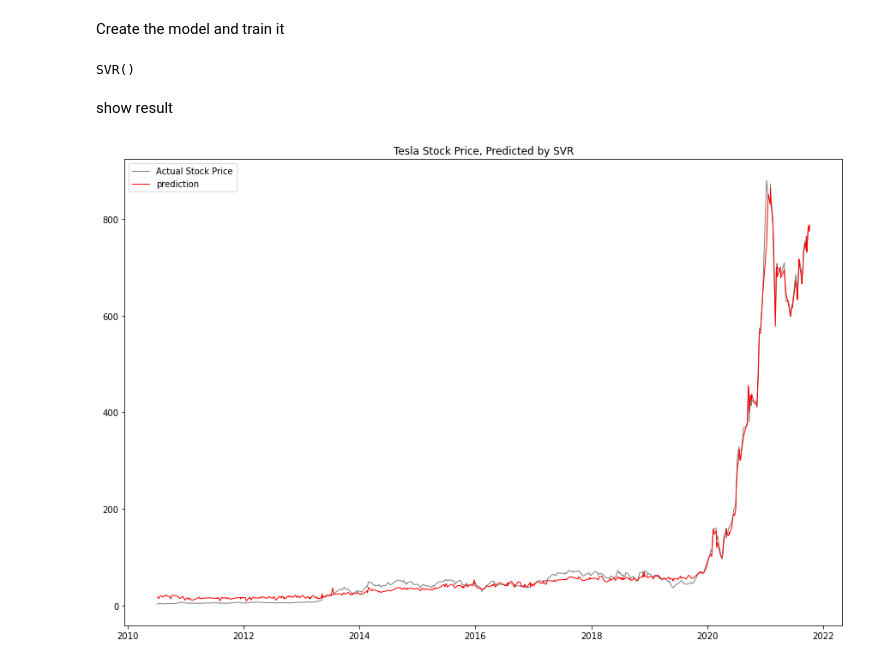
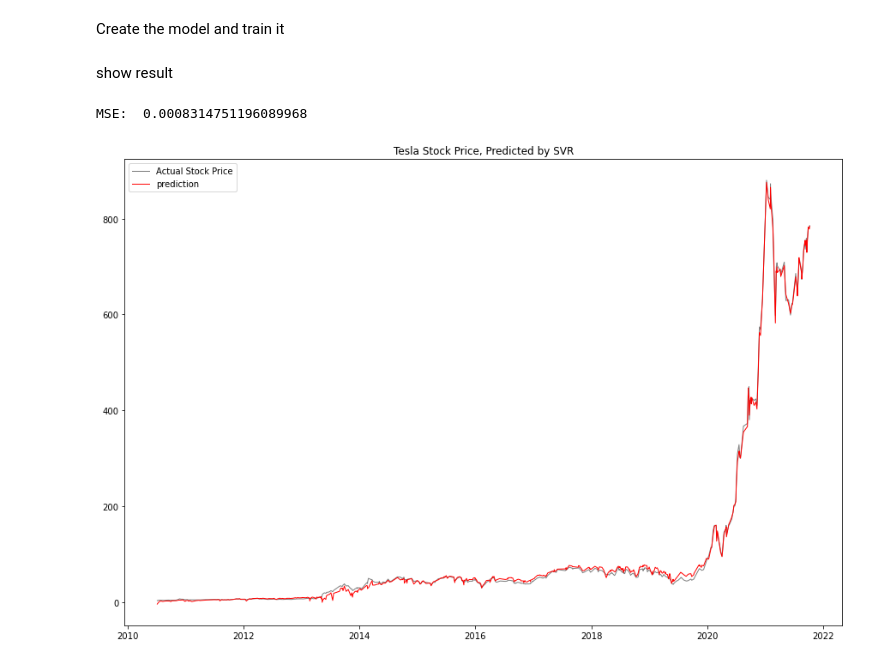
Before and after one commit to Diean233/171Group11, a Jupyter notebook: ML-Algorithms/Support_Vector_Regression.ipynb, the cells around one changed output. Cells and saved outputs as stored; diff of their text form; code cells hidden in the pictures.

```diff
--- a/ML-Algorithms/Support_Vector_Regression.ipynb
+++ b/ML-Algorithms/Support_Vector_Regression.ipynb
@@ -100,0 +97,10 @@ Ytest = sc_y.fit_transform(Ytest.values.reshape(-1, 1))
+# %%
+from sklearn.svm import SVR
+from sklearn import metrics
+from sklearn.model_selection import GridSearchCV
+
+parameters = {'C':[900, 1000,1100],'gamma': [1e-3, 1e-4, 0.01, 1e-5],'epsilon':[0.14,0.1]}
+svr = SVR(kernel = 'rbf')
+clf = GridSearchCV(svr, parameters)
+clf.fit(Xtrain,Ytrain.ravel())
+clf.best_params_
@@ -101,10 +113,2 @@ Ytest = sc_y.fit_transform(Ytest.values.reshape(-1, 1))
 # %% [markdown]
 Create the model and train it
-# %%
-from sklearn.svm import SVR
-from sklearn import metrics
-
-regressor = SVR(kernel = 'rbf')
-regressor.fit(Xtrain, Ytrain.ravel())
-# %% [output]
-SVR()
@@ -114,15 +115,25 @@ y_pred = sc_y.inverse_transform(y_pred.reshape(-1,1))
+# %%
+regressor = SVR(kernel = 'rbf', C=1000, gamma=0.001)
+regressor.fit(Xtrain, Ytrain.ravel())
+
+y_pred = regressor.predict(Xtest)
 # %% [markdown]
 show result
 # %%
+MSE = metrics.mean_squared_error(Ytest, y_pred)
+print('MSE: ',MSE)
+
 y_test = sc_y.inverse_transform(Ytest)
 X_test = test['Date']
+y_pred = sc_y.inverse_transform(y_pred.reshape(-1,1))
 
 plt.figure(figsize=(15,10))
 plt.title('Tesla Stock Price, Predicted by SVR')
 plt.plot(X_test, y_test, color='gray', linewidth=1)
 plt.plot(X_test, y_pred, color='red', linewidth=1)
 #X_test
 plt.legend(['Actual Stock Price','prediction'])
 plt.show()
 # %% [output]
+MSE:  0.0008314751196089968
-[figure, old version]
+[figure, new version]
```
Also changed, not shown: parts of 10 cells of this notebook.
